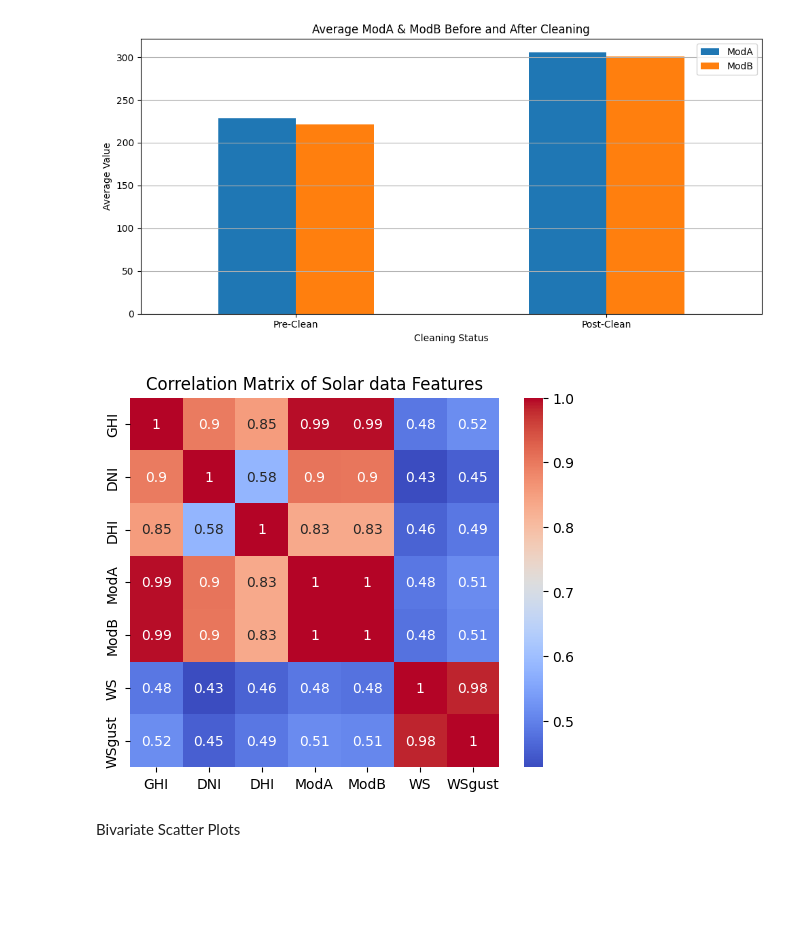
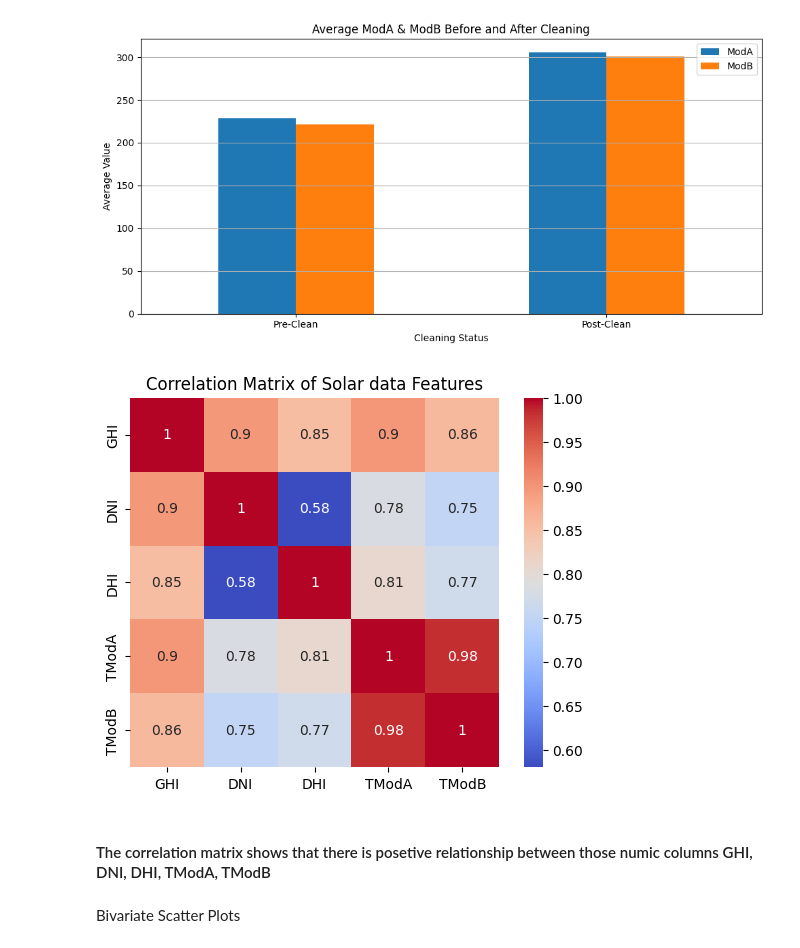
Before and after one commit to tegbiye/solar-challenge-week1, a Jupyter notebook: notebooks/benin_eda.ipynb, the cells around one changed output. Drawn from its saved outputs; the diff is of its cells as text; code cells hidden in the pictures; blank space fills up the shorter version.

```diff
--- a/notebooks/benin_eda.ipynb
+++ b/notebooks/benin_eda.ipynb
@@ -331,17 +326,17 @@ df1 = df_no_outliers
 Anomalies Observation
 # %%
 # Rolling mean and std for GHI
-df_no_outliers['GHI_roll_mean'] = df_no_outliers['GHI'].rolling(window=24).mean()
-df_no_outliers['GHI_roll_std'] = df_no_outliers['GHI'].rolling(window=24).std()
+df1['GHI_roll_mean'] = df1['GHI'].rolling(window=24).mean()
+df1['GHI_roll_std'] = df1['GHI'].rolling(window=24).std()
 
 # Flag anomaly: GHI far from rolling mean
-df_no_outliers['GHI_anomaly'] = (np.abs(df_no_outliers['GHI'] - df_no_outliers['GHI_roll_mean']) > 2 * df_no_outliers['GHI_roll_std'])
+df1['GHI_anomaly'] = (np.abs(df1['GHI'] - df1['GHI_roll_mean']) > 2 * df1['GHI_roll_std'])
 
 # Plot with anomalies
 plt.figure(figsize=(15, 5))
-plt.plot(df_no_outliers['GHI'], label='GHI')
-plt.plot(df_no_outliers['GHI_roll_mean'], label='Rolling Mean (24h)', linestyle='--')
-plt.scatter(df_no_outliers.index[df_no_outliers['GHI_anomaly']], df_no_outliers['GHI'][df_no_outliers['GHI_anomaly']], color='red', label='Anomalies', zorder=5)
+plt.plot(df1['GHI'], label='GHI')
+plt.plot(df1['GHI_roll_mean'], label='Rolling Mean (24h)', linestyle='--')
+plt.scatter(df1.index[df1['GHI_anomaly']], df1['GHI'][df1['GHI_anomaly']], color='red', label='Anomalies', zorder=5)
 plt.title("GHI with Detected Anomalies")
 plt.legend()
 plt.show()
@@ -480,14 +475,17 @@ plt.show()
 [figure]
 # %%
 # Compute correlations
-corr = df1[numeric_cols].corr()
+numeric_colss = ['GHI', 'DNI', 'DHI', 'TModA', 'TModB']
+corr = df1[numeric_colss].corr()
 
 # Visualize
 sns.heatmap(corr, annot=True, cmap="coolwarm", square=True)
 plt.title("Correlation Matrix of Solar data Features")
 plt.show()
 # %% [output]
-[figure, old version]
+[figure, new version]
+# %% [markdown]
+#### The correlation matrix shows that there is posetive relationship between those numic columns GHI, DNI, DHI, TModA, TModB
 # %% [markdown]
 Bivariate Scatter Plots
 # %%
```
Also changed, not shown: parts of 27 cells of this notebook.
